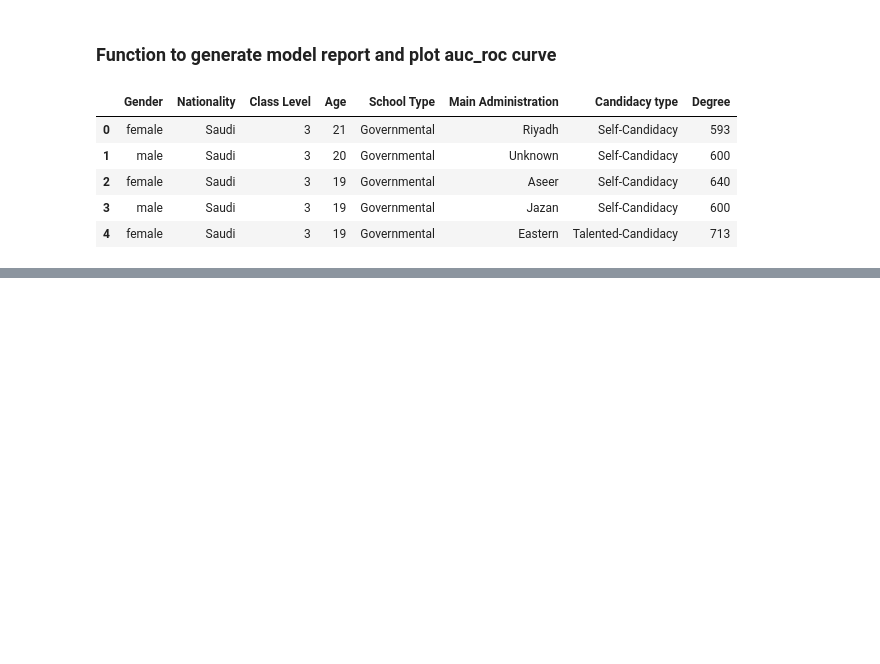
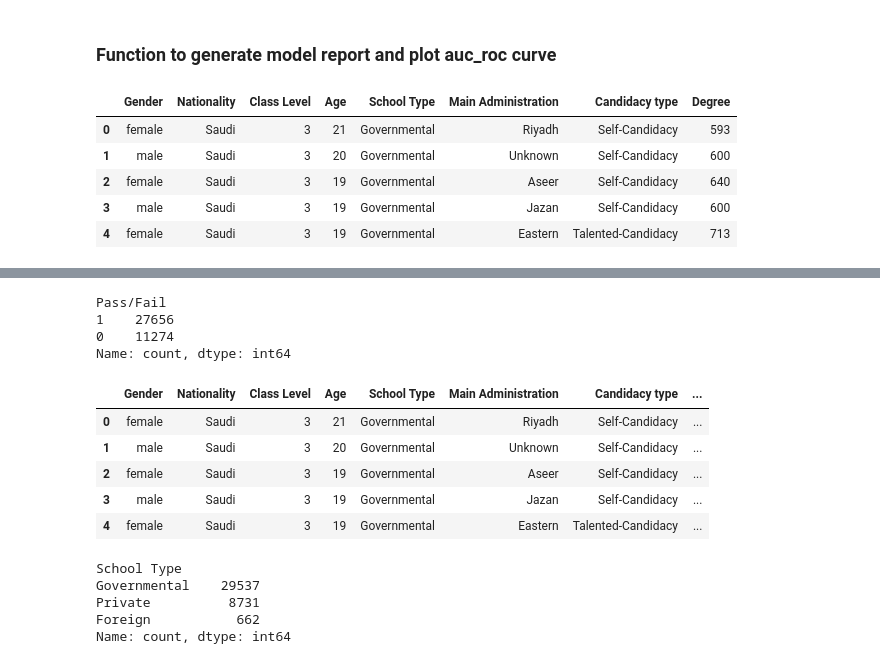
Before and after one commit to Wahaj-Raza/Cognitive-Environmental-Analysis, a Jupyter notebook: Cognitive Environmental Analysis Student Grade Prediction.ipynb, the cells around one changed output, grey strips where cells are left out. Cells and saved outputs as stored; diff of their text form; code cells hidden in the pictures; blank space fills up the shorter version.

```diff
--- a/Cognitive Environmental Analysis Student Grade Prediction.ipynb
+++ b/Cognitive Environmental Analysis Student Grade Prediction.ipynb
@@ -163,0 +207,20 @@ df.head()
+# %%
+df['Pass/Fail'] = np.where(df['Degree'] >= 600, 1, 0)
+# %%
+df['Pass/Fail'].value_counts()
+# %% [output]
+Pass/Fail
+1    27656
+0    11274
+Name: count, dtype: int64
+# %%
+df = df.drop(['Degree'], axis = 1)
+# %%
+df.head()
+# %% [output]
+|  | Gender | Nationality | Class Level | Age | School Type | Main Administration | Candidacy type | ... |
+| 0 | female | Saudi | 3 | 21 | Governmental | Riyadh | Self-Candidacy | ... |
+| 1 | male | Saudi | 3 | 20 | Governmental | Unknown | Self-Candidacy | ... |
+| 2 | female | Saudi | 3 | 19 | Governmental | Aseer | Self-Candidacy | ... |
+| 3 | male | Saudi | 3 | 19 | Governmental | Jazan | Self-Candidacy | ... |
+| 4 | female | Saudi | 3 | 19 | Governmental | Eastern | Talented-Candidacy | ... |
@@ -163,0 +229,8 @@ df.head()
+# %%
+df['School Type'].value_counts()
+# %% [output]
+School Type
+Governmental    29537
+Private          8731
+Foreign           662
+Name: count, dtype: int64
```
Also changed, not shown: parts of 15 cells of this notebook, 1 other file.
